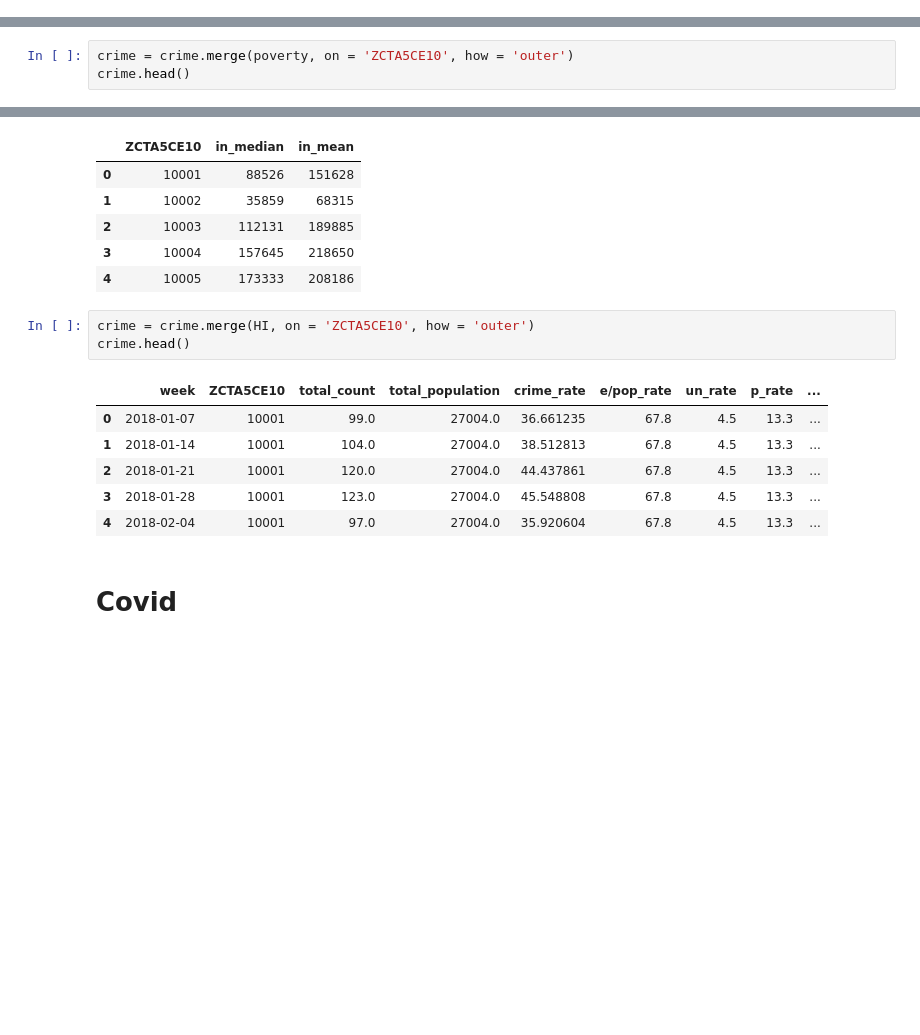
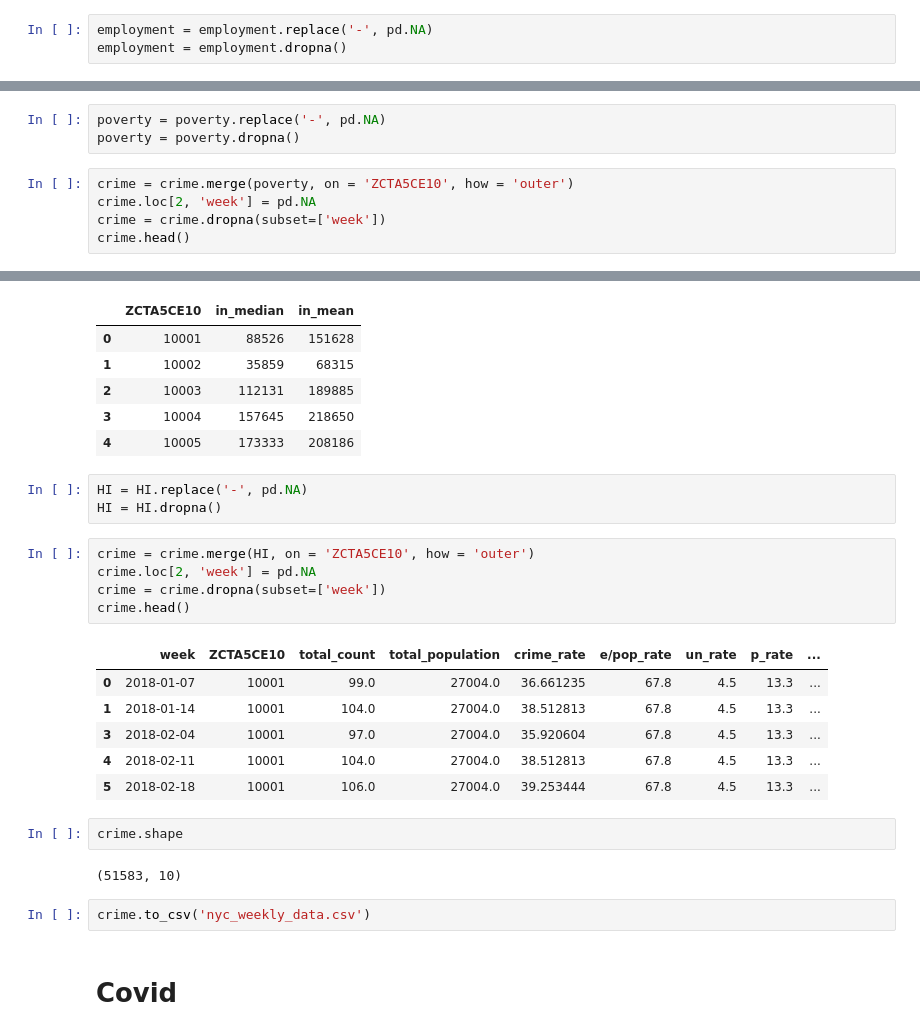
Before and after one commit to bail-reform/NYC, a Jupyter notebook: NYC_Data_Aggregation .ipynb, the cells around one changed output, grey strips where cells are left out. Saved outputs shown, nothing was run; the diff lists cells and outputs as text; blank space fills up the shorter version.

```diff
--- a/NYC_Data_Aggregation .ipynb
+++ b/NYC_Data_Aggregation .ipynb
@@ -225,6 +233,9 @@ employment.head()
 | 2 | 10003 | 63.3 | 5.7 |
 | 3 | 10004 | 76.8 | 4.5 |
 | 4 | 10005 | 87.2 | 3.1 |
+# %%
+employment = employment.replace('-', pd.NA)
+employment = employment.dropna()
 # %%
 crime = crime.merge(employment, on = 'ZCTA5CE10', how = 'right')
 crime.tail()
@@ -254,8 +265,13 @@ poverty.head()
 | 2 | 10003 | 8.5 |
 | 3 | 10004 | 2.2 |
 | 4 | 10005 | 9.5 |
+# %%
+poverty = poverty.replace('-', pd.NA)
+poverty = poverty.dropna()
 # %%
 crime = crime.merge(poverty, on = 'ZCTA5CE10', how = 'outer')
+crime.loc[2, 'week'] = pd.NA
+crime = crime.dropna(subset=['week'])
 crime.head()
 # %% [output]
 |  | week | ZCTA5CE10 | total_count | total_population | crime_rate | e/pop_rate | un_rate | p_rate |
@@ -283,16 +299,27 @@ HI.head()
 | 2 | 10003 | 112131 | 189885 |
 | 3 | 10004 | 157645 | 218650 |
 | 4 | 10005 | 173333 | 208186 |
+# %%
+HI = HI.replace('-', pd.NA)
+HI = HI.dropna()
 # %%
 crime = crime.merge(HI, on = 'ZCTA5CE10', how = 'outer')
+crime.loc[2, 'week'] = pd.NA
+crime = crime.dropna(subset=['week'])
 crime.head()
 # %% [output]
 |  | week | ZCTA5CE10 | total_count | total_population | crime_rate | e/pop_rate | un_rate | p_rate | ... |
 | 0 | 2018-01-07 | 10001 | 99.0 | 27004.0 | 36.661235 | 67.8 | 4.5 | 13.3 | ... |
 | 1 | 2018-01-14 | 10001 | 104.0 | 27004.0 | 38.512813 | 67.8 | 4.5 | 13.3 | ... |
-| 2 | 2018-01-21 | 10001 | 120.0 | 27004.0 | 44.437861 | 67.8 | 4.5 | 13.3 | ... |
-| 3 | 2018-01-28 | 10001 | 123.0 | 27004.0 | 45.548808 | 67.8 | 4.5 | 13.3 | ... |
-| 4 | 2018-02-04 | 10001 | 97.0 | 27004.0 | 35.920604 | 67.8 | 4.5 | 13.3 | ... |
+| 3 | 2018-02-04 | 10001 | 97.0 | 27004.0 | 35.920604 | 67.8 | 4.5 | 13.3 | ... |
+| 4 | 2018-02-11 | 10001 | 104.0 | 27004.0 | 38.512813 | 67.8 | 4.5 | 13.3 | ... |
+| 5 | 2018-02-18 | 10001 | 106.0 | 27004.0 | 39.253444 | 67.8 | 4.5 | 13.3 | ... |
+# %%
+crime.shape
+# %% [output]
+(51583, 10)
+# %%
+crime.to_csv('nyc_weekly_data.csv')
 # %% [markdown]
 # Covid
 # %% [markdown]
```
Also changed, not shown: parts of 27 cells of this notebook, 1 other file.
